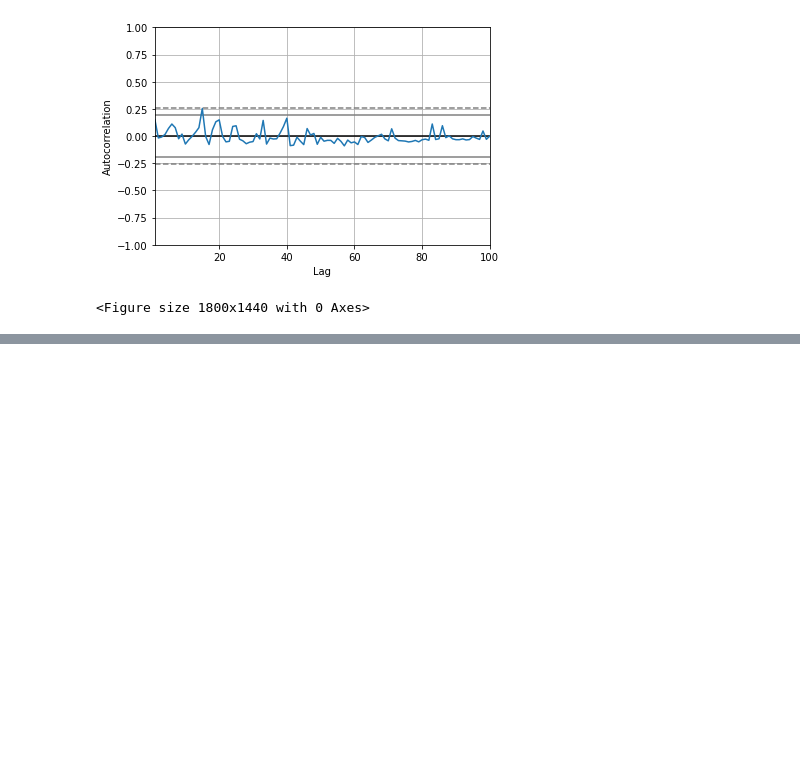
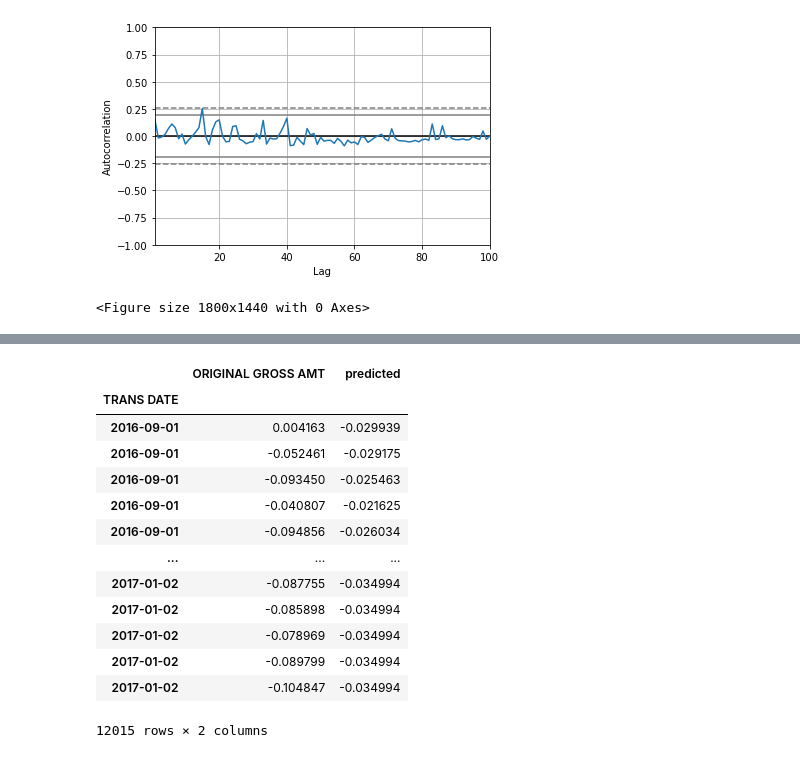
Before and after one commit to ddlandim/DS-BirminghamCardTransactions, a Jupyter notebook: notebooks/BirminghamCC_PurchaseCardTransactions.ipynb, the cells around one changed output, grey strips where cells are left out. Drawn from its saved outputs; the diff is of its cells as text; code cells hidden in the pictures; blank space fills up the shorter version.

```diff
--- a/notebooks/BirminghamCC_PurchaseCardTransactions.ipynb
+++ b/notebooks/BirminghamCC_PurchaseCardTransactions.ipynb
@@ -1356 +1339,21 @@ arima_model_fit_prediction
+# %%
+auto_arima_predictions = pd.DataFrame()
+auto_arima_predictions['ORIGINAL GROSS AMT'] = test_set['ORIGINAL GROSS AMT']
+auto_arima_predictions['predicted'] = arima_model_fit.predict(n_periods = len(test_set['ORIGINAL GROSS AMT']))
+auto_arima_predictions
+# %% [output]
+|  | ORIGINAL GROSS AMT | predicted |
+| TRANS DATE |  |  |
+| 2016-09-01 | 0.004163 | -0.029939 |
+| 2016-09-01 | -0.052461 | -0.029175 |
+| 2016-09-01 | -0.093450 | -0.025463 |
+| 2016-09-01 | -0.040807 | -0.021625 |
+| 2016-09-01 | -0.094856 | -0.026034 |
+| ... | ... | ... |
+| 2017-01-02 | -0.087755 | -0.034994 |
+| 2017-01-02 | -0.085898 | -0.034994 |
+| 2017-01-02 | -0.078969 | -0.034994 |
+| 2017-01-02 | -0.089799 | -0.034994 |
+| 2017-01-02 | -0.104847 | -0.034994 |
+12015 rows × 2 columns
 # %%
```
Also changed, not shown: parts of 11 cells of this notebook.
